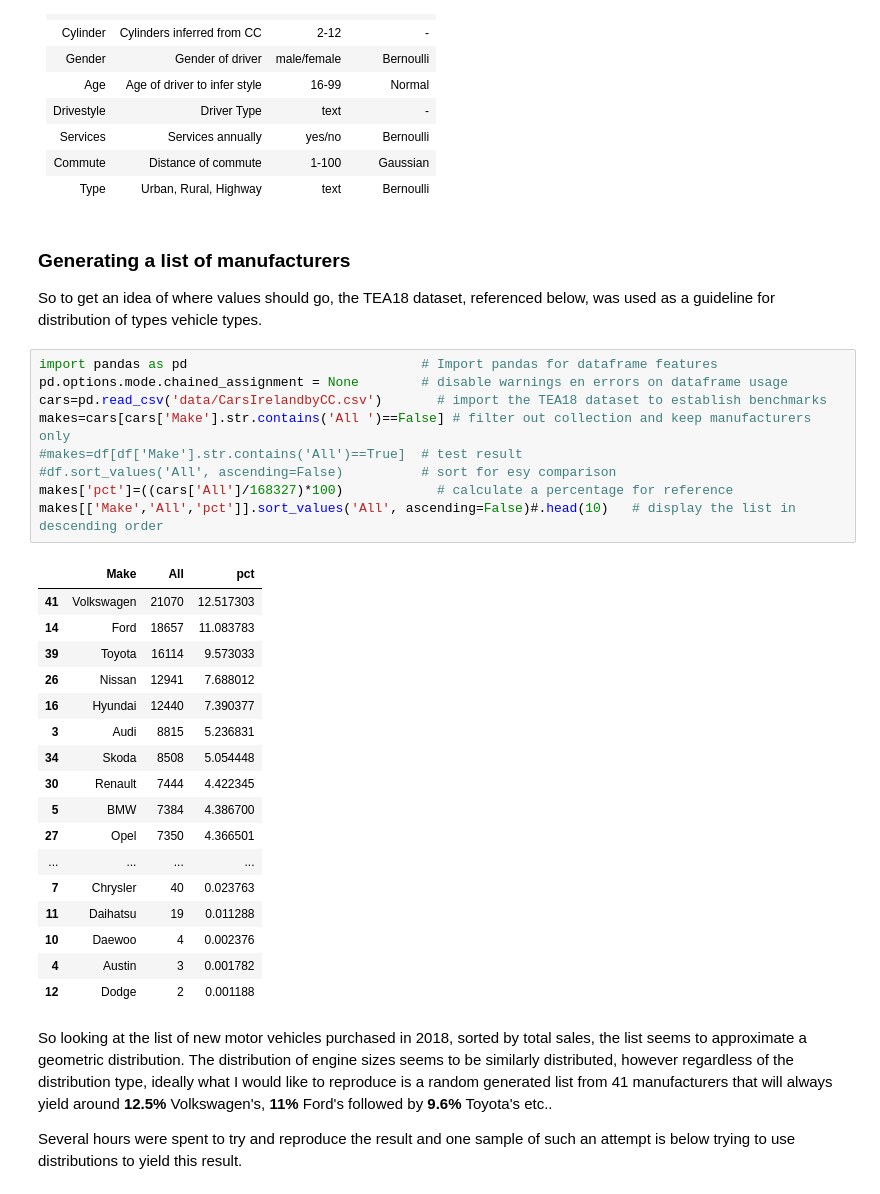
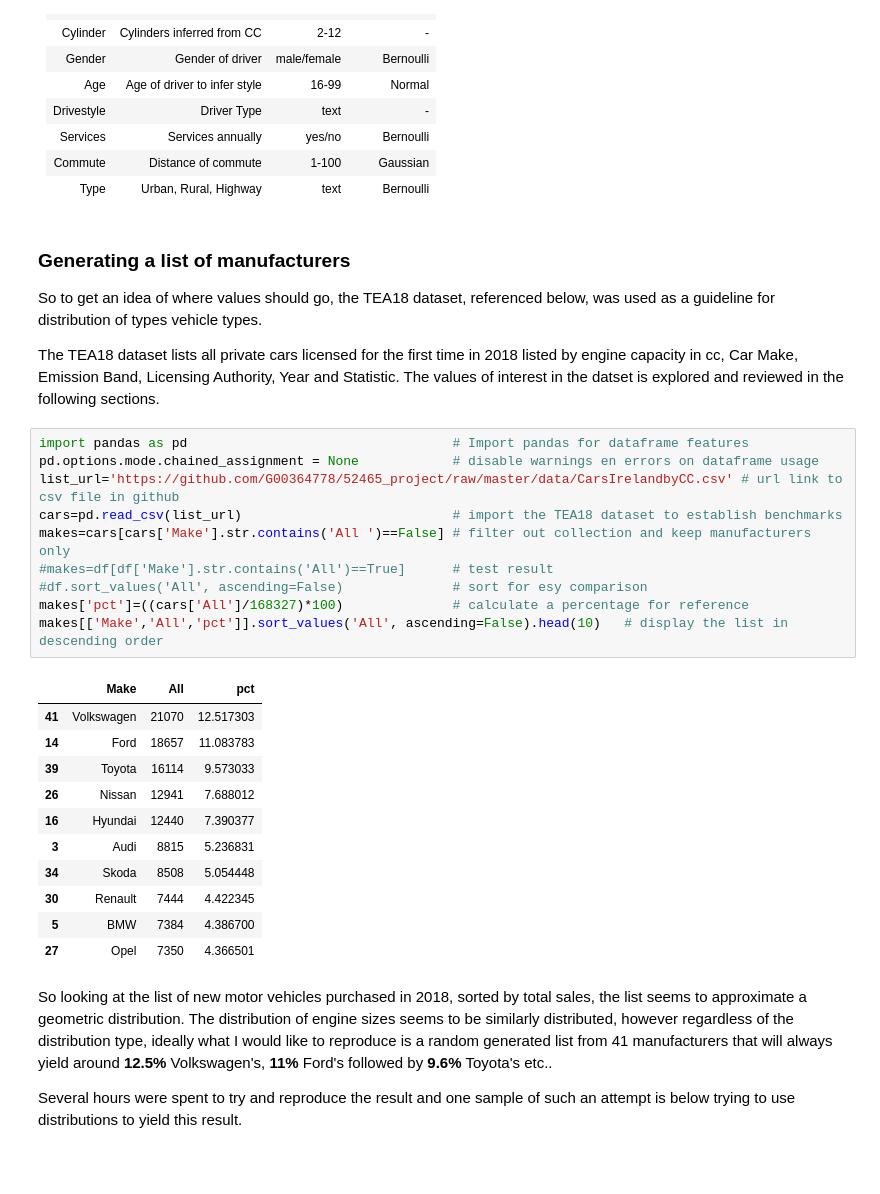
Before and after one commit to G00364778/52465_project, a Jupyter notebook: creating_a_realistic_fictional_dataset.ipynb, the cells around one changed output. Saved outputs shown, nothing was run; the diff lists cells and outputs as text; blank space fills up the shorter version.

```diff
--- a/creating_a_realistic_fictional_dataset.ipynb
+++ b/creating_a_realistic_fictional_dataset.ipynb
@@ -73,33 +45,30 @@ Type      |Urban, Rural, Highway       |text       |Bernoulli
 # %% [markdown]
 ### Generating a list of manufacturers
 So to get an idea of where values should go, the TEA18 dataset, referenced below, was used as a guideline for distribution of types vehicle types.
+
+The TEA18 dataset lists all private cars licensed for the first time in 2018 listed by engine capacity in cc, Car Make, Emission Band, Licensing Authority, Year and Statistic. The values of interest in the datset is explored and reviewed in the following sections.
 # %%
-import pandas as pd                              # Import pandas for dataframe features
-pd.options.mode.chained_assignment = None        # disable warnings en errors on dataframe usage
-cars=pd.read_csv('data/CarsIrelandbyCC.csv')       # import the TEA18 dataset to establish benchmarks
+import pandas as pd                                  # Import pandas for dataframe features
+pd.options.mode.chained_assignment = None            # disable warnings en errors on dataframe usage
+list_url='https://github.com/G00364778/52465_project/raw/master/data/CarsIrelandbyCC.csv' # url link to csv file in github
+cars=pd.read_csv(list_url)                           # import the TEA18 dataset to establish benchmarks
 makes=cars[cars['Make'].str.contains('All ')==False] # filter out collection and keep manufacturers only
-#makes=df[df['Make'].str.contains('All')==True]  # test result
-#df.sort_values('All', ascending=False)          # sort for esy comparison
-makes['pct']=((cars['All']/168327)*100)            # calculate a percentage for reference
-makes[['Make','All','pct']].sort_values('All', ascending=False)#.head(10)   # display the list in descending order
+#makes=df[df['Make'].str.contains('All')==True]      # test result
+#df.sort_values('All', ascending=False)              # sort for esy comparison
+makes['pct']=((cars['All']/168327)*100)              # calculate a percentage for reference
+makes[['Make','All','pct']].sort_values('All', ascending=False).head(10)   # display the list in descending order
 # %% [output]
 |  | Make | All | pct |
 | 41 | Volkswagen | 21070 | 12.517303 |
 | 14 | Ford | 18657 | 11.083783 |
 | 39 | Toyota | 16114 | 9.573033 |
 | 26 | Nissan | 12941 | 7.688012 |
 | 16 | Hyundai | 12440 | 7.390377 |
 | 3 | Audi | 8815 | 5.236831 |
 | 34 | Skoda | 8508 | 5.054448 |
 | 30 | Renault | 7444 | 4.422345 |
 | 5 | BMW | 7384 | 4.386700 |
 | 27 | Opel | 7350 | 4.366501 |
-| ... | ... | ... | ... |
-| 7 | Chrysler | 40 | 0.023763 |
-| 11 | Daihatsu | 19 | 0.011288 |
-| 10 | Daewoo | 4 | 0.002376 |
-| 4 | Austin | 3 | 0.001782 |
-| 12 | Dodge | 2 | 0.001188 |
 # %% [markdown]
 So looking at the list of new motor vehicles purchased in 2018, sorted by total sales, the list seems to approximate a geometric distribution. The distribution of engine sizes seems to be similarly distributed, however regardless of the distribution type, ideally what I would like to reproduce is a random generated list from 41 manufacturers that will always yield around __12.5%__ Volkswagen's, __11%__ Ford's followed by __9.6%__ Toyota's etc..
 
```
Also changed, not shown: parts of 50 cells of this notebook, 1 other file.
